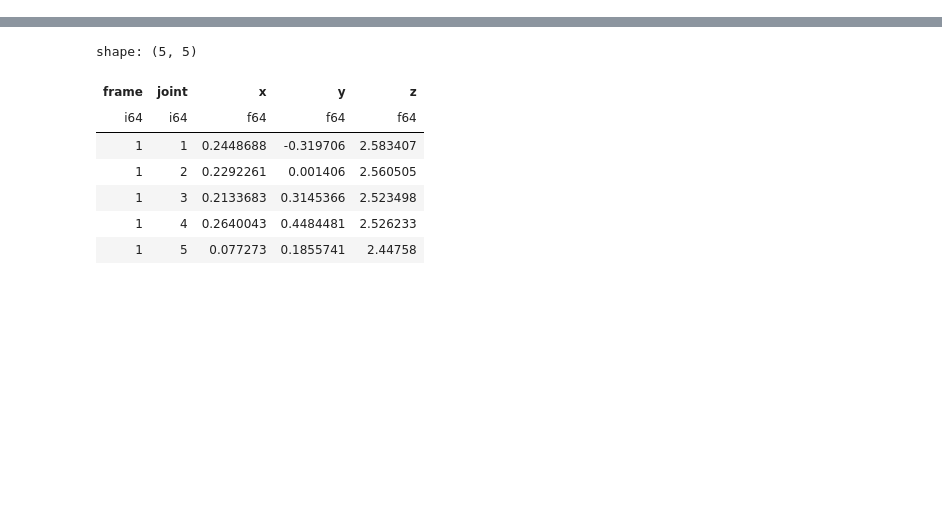
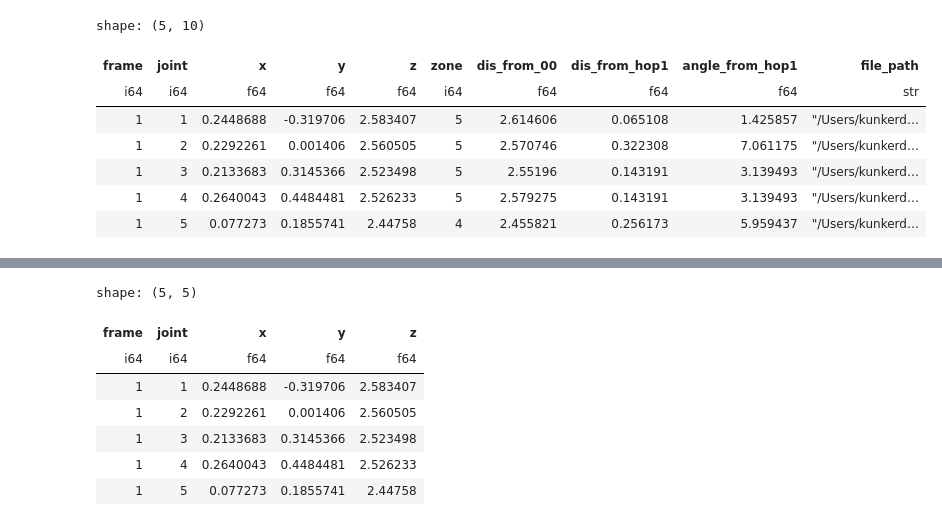
Before and after one commit to Augustus2011/ntu_rgb_proj, a Jupyter notebook: ntu_rgb/gen_spec.ipynb, the cells around one changed output, grey strips where cells are left out. Cells and saved outputs as stored; diff of their text form; code cells hidden in the pictures; blank space fills up the shorter version.

```diff
--- a/ntu_rgb/gen_spec.ipynb
+++ b/ntu_rgb/gen_spec.ipynb
@@ -7,0 +10,12 @@ import os
+# %%
+df=pl.read_parquet("/Users/kunkerdthaisong/Downloads/dataframe.parquet")
+df.head()
+# %% [output]
+shape: (5, 10)
+| frame | joint | x | y | z | zone | dis_from_00 | dis_from_hop1 | angle_from_hop1 | file_path |
+| i64 | i64 | f64 | f64 | f64 | i64 | f64 | f64 | f64 | str |
+| 1 | 1 | 0.2448688 | -0.319706 | 2.583407 | 5 | 2.614606 | 0.065108 | 1.425857 | "/Users/kunkerd… |
+| 1 | 2 | 0.2292261 | 0.001406 | 2.560505 | 5 | 2.570746 | 0.322308 | 7.061175 | "/Users/kunkerd… |
+| 1 | 3 | 0.2133683 | 0.3145366 | 2.523498 | 5 | 2.55196 | 0.143191 | 3.139493 | "/Users/kunkerd… |
+| 1 | 4 | 0.2640043 | 0.4484481 | 2.526233 | 5 | 2.579275 | 0.143191 | 3.139493 | "/Users/kunkerd… |
+| 1 | 5 | 0.077273 | 0.1855741 | 2.44758 | 4 | 2.455821 | 0.256173 | 5.959437 | "/Users/kunkerd… |
```
Also changed, not shown: parts of 7 cells of this notebook, 37 other files.
